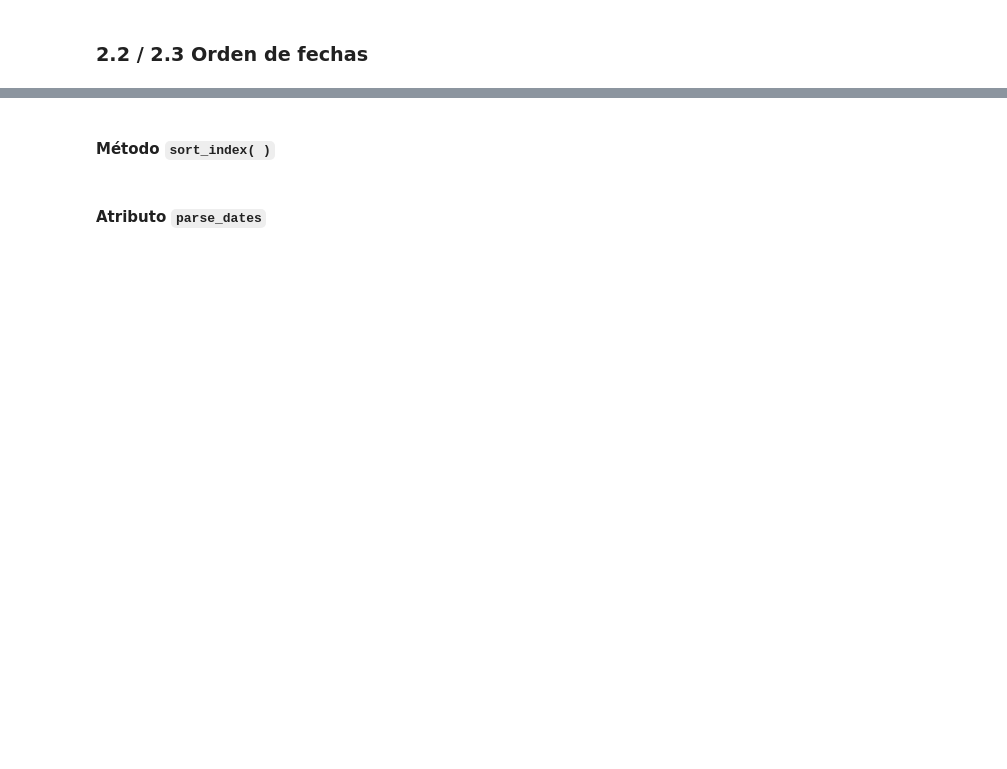
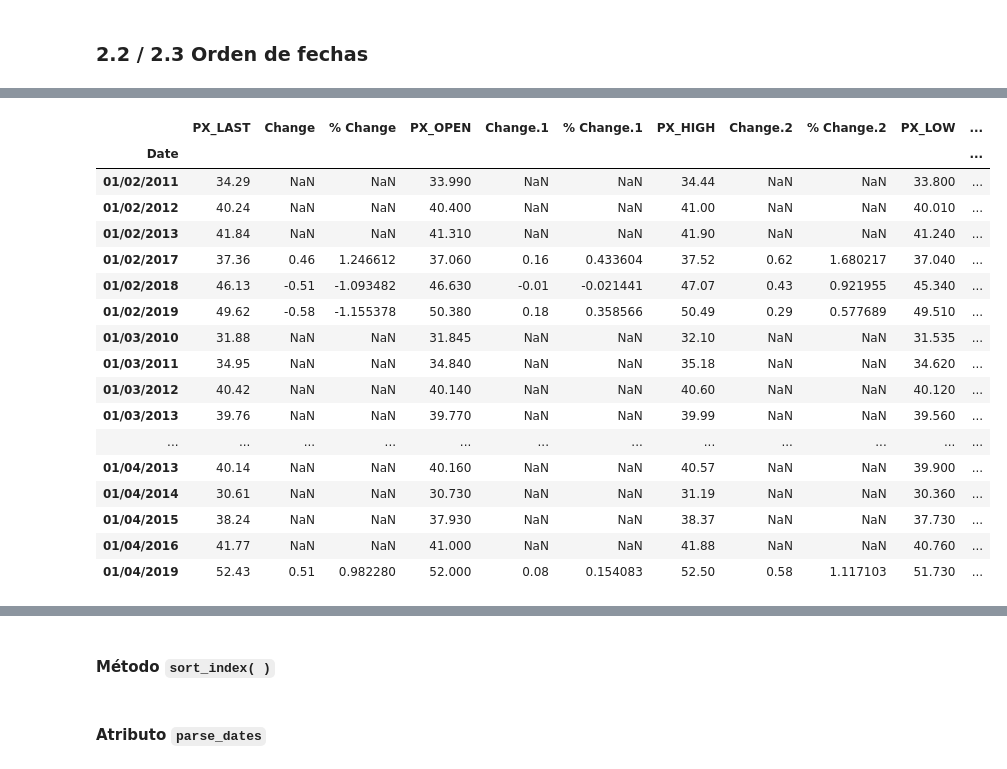
Before and after one commit to carlosdeoncedos/analisisdeinversion2021, a Jupyter notebook: Codigo/20211102Clase8.ipynb, the cells around one changed output, grey strips where cells are left out. Cells and saved outputs as stored; diff of their text form; code cells hidden in the pictures; blank space fills up the shorter version.

```diff
--- a/Codigo/20211102Clase8.ipynb
+++ b/Codigo/20211102Clase8.ipynb
@@ -140,2 +143,5 @@ https://pandas.pydata.org/docs/reference/api/pandas.read_csv.html
 # %% [markdown]
 ### 1. Importar datos de Walmex
+# %%
+url = 'http://bit.ly/oncedos-walmex'
+walmex = pd.read_csv(url)
@@ -154,2 +220,4 @@ Dos opciones para cambiar la columna "*__Date__*" al index:
 # %% [markdown]
 ##### Importar datos especificando que la columan "Date" será el index
+# %%
+walmex = pd.read_csv(url, skiprows=6, index_col=0)
@@ -156,2 +266,5 @@ Dos opciones para cambiar la columna "*__Date__*" al index:
 # %% [markdown]
 ### 2.2 / 2.3 Orden de fechas
+# %%
+walmex.sort_index(axis=0, inplace=True)
+walmex.head()
@@ -157,0 +279,21 @@ Dos opciones para cambiar la columna "*__Date__*" al index:
+# %%
+walmex.head(20)
+# %% [output]
+|  | PX_LAST | Change | % Change | PX_OPEN | Change.1 | % Change.1 | PX_HIGH | Change.2 | % Change.2 | PX_LOW | ... |
+| Date |  |  |  |  |  |  |  |  |  |  | ... |
+| 01/02/2011 | 34.29 | NaN | NaN | 33.990 | NaN | NaN | 34.44 | NaN | NaN | 33.800 | ... |
+| 01/02/2012 | 40.24 | NaN | NaN | 40.400 | NaN | NaN | 41.00 | NaN | NaN | 40.010 | ... |
+| 01/02/2013 | 41.84 | NaN | NaN | 41.310 | NaN | NaN | 41.90 | NaN | NaN | 41.240 | ... |
+| 01/02/2017 | 37.36 | 0.46 | 1.246612 | 37.060 | 0.16 | 0.433604 | 37.52 | 0.62 | 1.680217 | 37.040 | ... |
+| 01/02/2018 | 46.13 | -0.51 | -1.093482 | 46.630 | -0.01 | -0.021441 | 47.07 | 0.43 | 0.921955 | 45.340 | ... |
+| 01/02/2019 | 49.62 | -0.58 | -1.155378 | 50.380 | 0.18 | 0.358566 | 50.49 | 0.29 | 0.577689 | 49.510 | ... |
+| 01/03/2010 | 31.88 | NaN | NaN | 31.845 | NaN | NaN | 32.10 | NaN | NaN | 31.535 | ... |
+| 01/03/2011 | 34.95 | NaN | NaN | 34.840 | NaN | NaN | 35.18 | NaN | NaN | 34.620 | ... |
+| 01/03/2012 | 40.42 | NaN | NaN | 40.140 | NaN | NaN | 40.60 | NaN | NaN | 40.120 | ... |
+| 01/03/2013 | 39.76 | NaN | NaN | 39.770 | NaN | NaN | 39.99 | NaN | NaN | 39.560 | ... |
+| ... | ... | ... | ... | ... | ... | ... | ... | ... | ... | ... | ... |
+| 01/04/2013 | 40.14 | NaN | NaN | 40.160 | NaN | NaN | 40.57 | NaN | NaN | 39.900 | ... |
+| 01/04/2014 | 30.61 | NaN | NaN | 30.730 | NaN | NaN | 31.19 | NaN | NaN | 30.360 | ... |
+| 01/04/2015 | 38.24 | NaN | NaN | 37.930 | NaN | NaN | 38.37 | NaN | NaN | 37.730 | ... |
+| 01/04/2016 | 41.77 | NaN | NaN | 41.000 | NaN | NaN | 41.88 | NaN | NaN | 40.760 | ... |
+| 01/04/2019 | 52.43 | 0.51 | 0.982280 | 52.000 | 0.08 | 0.154083 | 52.50 | 0.58 | 1.117103 | 51.730 | ... |
```
Also changed, not shown: parts of 25 cells of this notebook.
